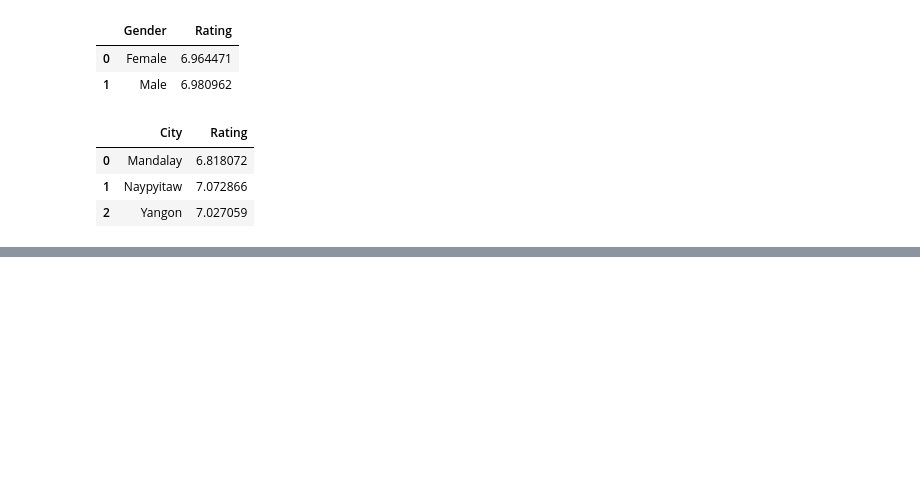
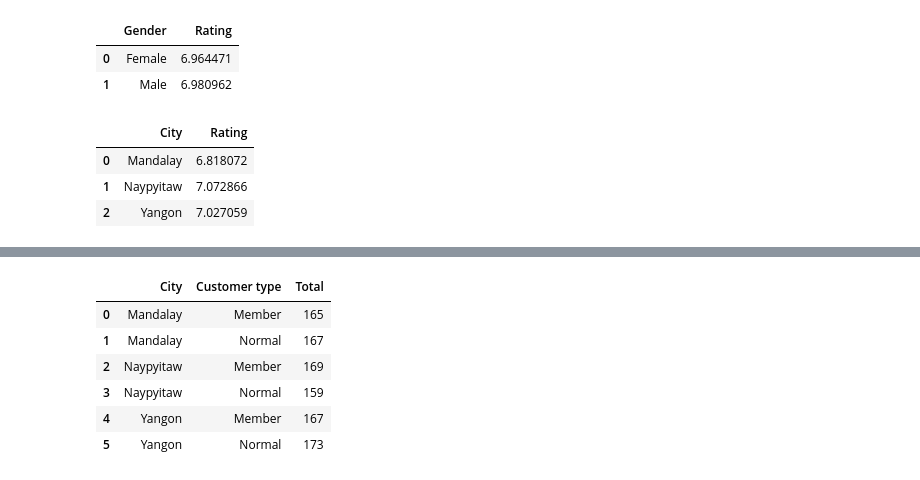
Before and after one commit to isoori/Supermarket-sales, a Jupyter notebook: Untitled.ipynb, the cells around one changed output, grey strips where cells are left out. Cells and saved outputs as stored; diff of their text form; code cells hidden in the pictures; blank space fills up the shorter version.

```diff
--- a/Untitled.ipynb
+++ b/Untitled.ipynb
@@ -212,0 +238,10 @@ df.groupby(['Product line'])['Rating'].mean().reset_index()
+# %%
+df.groupby(['City','Customer type'])['Total'].count().reset_index()
+# %% [output]
+|  | City | Customer type | Total |
+| 0 | Mandalay | Member | 165 |
+| 1 | Mandalay | Normal | 167 |
+| 2 | Naypyitaw | Member | 169 |
+| 3 | Naypyitaw | Normal | 159 |
+| 4 | Yangon | Member | 167 |
+| 5 | Yangon | Normal | 173 |
```
Also changed, not shown: parts of 4 cells of this notebook.
